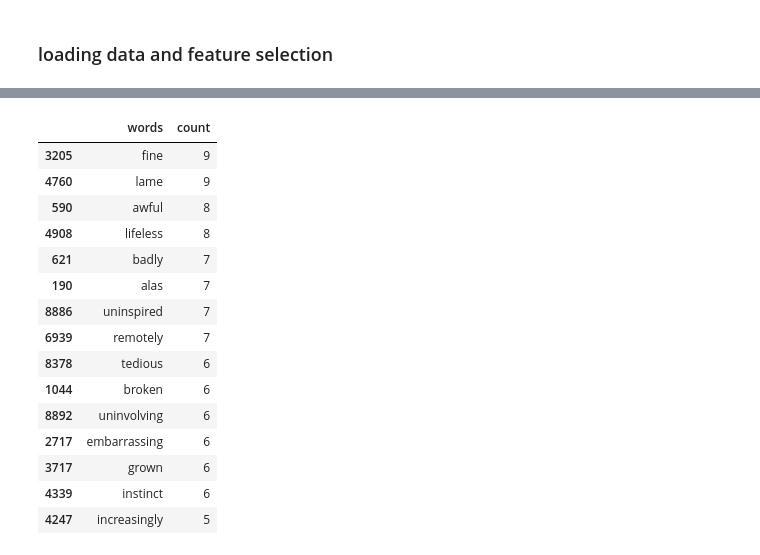
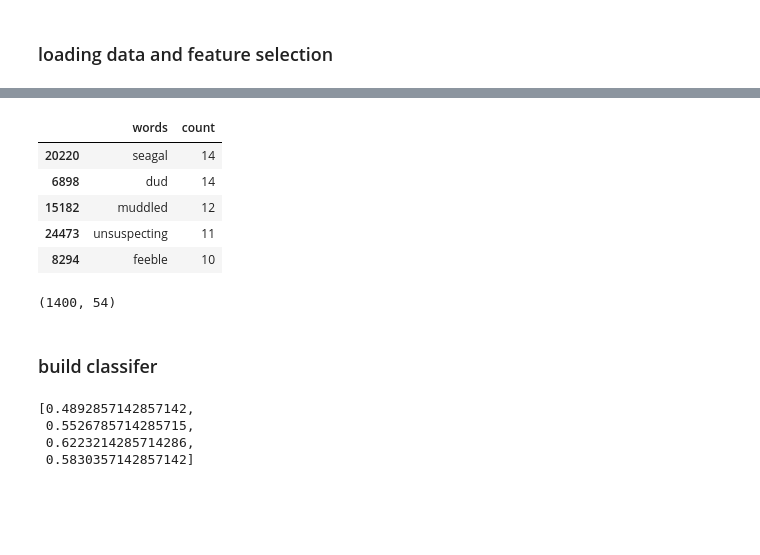
Before and after one commit to GamGam1/ML-Projs, a Jupyter notebook: Sentiment Analysis/Sentiment Analysis SVM.ipynb, the cells around one changed output, grey strips where cells are left out. Drawn from its saved outputs; the diff is of its cells as text; code cells hidden in the pictures; blank space fills up the shorter version.

```diff
--- a/Sentiment Analysis/Sentiment Analysis SVM.ipynb
+++ b/Sentiment Analysis/Sentiment Analysis SVM.ipynb
@@ -13,9 +28,9 @@ def find_words(str):
 ### loading data and feature selection
 # %%
 #loading in data and getting list of words per record
-review_train_data = pd.read_csv("movie_review.csv",encoding= 'unicode_escape')
-review_train_data['words'] = review_train_data['Review'].apply(find_words)
-review_train_data
+whole_review_data = pd.read_csv("movie_review.csv",encoding= 'unicode_escape')
+whole_review_data['words'] = whole_review_data['Review'].apply(find_words)
+whole_review_data
 # %% [output]
 |  | Review | Polarity | words |
 | 0 | summer catch ( 2001 ) . starring ... | -1 | [summer, catch, starring, freddie... |
@@ -33,8 +48,8 @@ review_train_data
 # %%
 #get all positive words
-train_pos = review_train_data[review_train_data["Polarity"] == 1]['words'].to_list()
+whole_pos = whole_review_data[whole_review_data["Polarity"] == 1]['words'].to_list()
 pos_words = np.array([])
-for word_arr in train_pos:
+for word_arr in whole_pos:
     unique_lst = list(set(word_arr))
     pos_words = np.append(pos_words, unique_lst)
 pos_words_set = set(pos_words)
@@ -58,8 +73,8 @@ pos_df
 # %%
 #get all negative words
-train_neg = review_train_data[review_train_data["Polarity"] == -1]['words'].to_list()
+whole_neg = whole_review_data[whole_review_data["Polarity"] == -1]['words'].to_list()
 neg_words = np.array([])
-for word_arr in train_neg:
+for word_arr in whole_neg:
     unique_lst = list(set(word_arr))
     neg_words  = np.append(neg_words , unique_lst)
 neg_words_set  = set(neg_words )
@@ -109,20 +115,10 @@ only_pos_df.sort_values(by='count', ascending=False).head(15)
 # %%
 only_neg_df = neg_df[np.isin(neg_df['words'], only_neg)]
-only_neg_df.sort_values(by='count', ascending=False).head(15)
+only_neg_df.sort_values(by='count', ascending=False).head()
 # %% [output]
 |  | words | count |
-| 3205 | fine | 9 |
-| 4760 | lame | 9 |
-| 590 | awful | 8 |
-| 4908 | lifeless | 8 |
-| 621 | badly | 7 |
-| 190 | alas | 7 |
-| 8886 | uninspired | 7 |
-| 6939 | remotely | 7 |
-| 8378 | tedious | 6 |
-| 1044 | broken | 6 |
-| 8892 | uninvolving | 6 |
-| 2717 | embarrassing | 6 |
-| 3717 | grown | 6 |
-| 4339 | instinct | 6 |
-| 4247 | increasingly | 5 |
+| 20220 | seagal | 14 |
+| 6898 | dud | 14 |
+| 15182 | muddled | 12 |
+| 24473 | unsuspecting | 11 |
+| 8294 | feeble | 10 |
@@ -128,0 +144,10 @@ only_neg_df.sort_values(by='count', ascending=False).head(15)
+# %%
+for w in word_lst:
+    whole_review_data[w] = whole_review_data['words'].apply(prop_word, args=(w,))
+ft_df = whole_review_data.iloc[:,3:].to_numpy()
+labels = whole_review_data.iloc[:,1].to_numpy()
+ft_df.shape
+# %% [output]
+(1400, 54)
+# %% [markdown]
+### build classifer
@@ -128,0 +158,14 @@ only_neg_df.sort_values(by='count', ascending=False).head(15)
+# %%
+#pick the best kernel
+lst_of_kernel = ['linear', 'poly', 'rbf', 'sigmoid']
+avg_scores = []
+for k in lst_of_kernel:
+    clf = svm.SVC(kernel=k)
+    scores = cross_val_score(clf, X_train, y_train, cv=kf, scoring='accuracy')
+    avg_scores.append(np.mean(scores))
+avg_scores
+# %% [output]
+[0.4892857142857142,
+ 0.5526785714285715,
+ 0.6223214285714286,
+ 0.5830357142857142]
```
Also changed, not shown: parts of 16 cells of this notebook, 2 other files.
